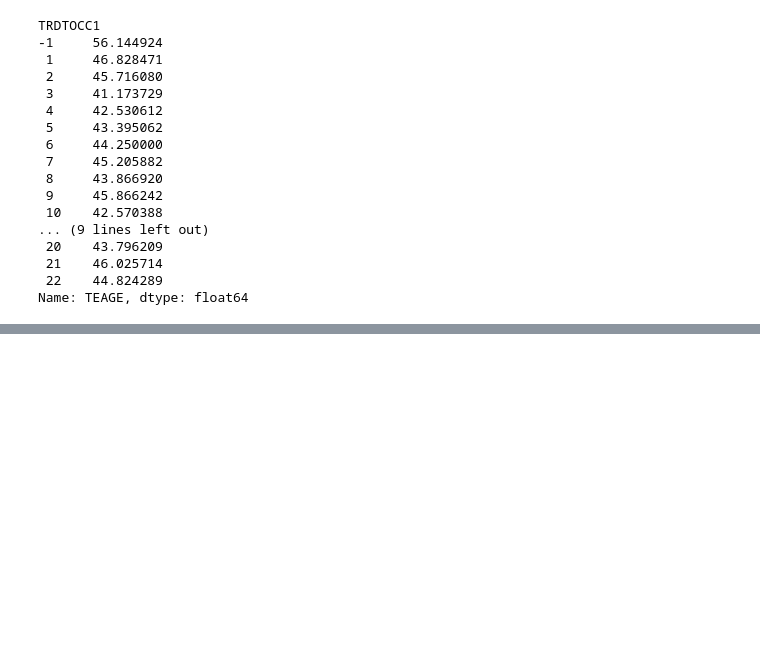
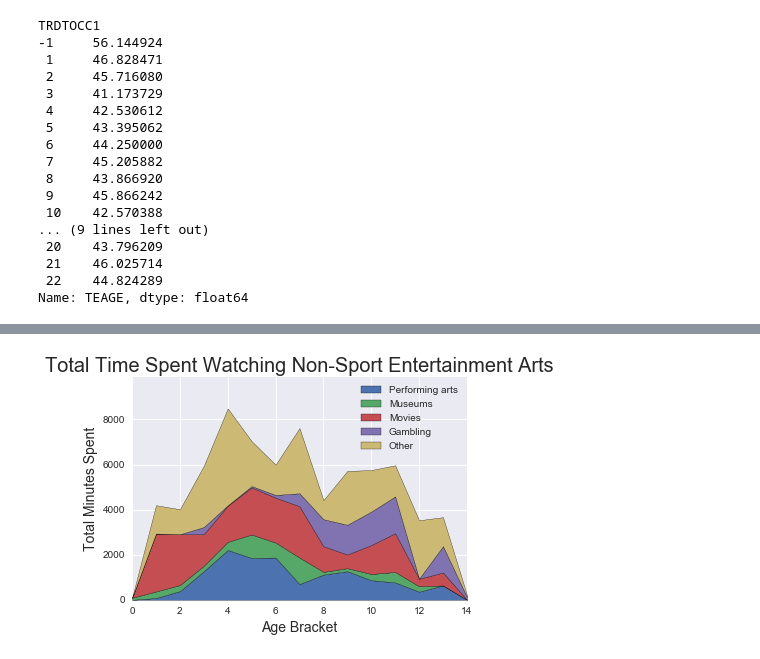
Before and after one commit to gregajohnston/atus-analysis, a Jupyter notebook: Scratch.ipynb, the cells around one changed output, grey strips where cells are left out. Saved outputs shown, nothing was run; the diff lists cells and outputs as text; code cells hidden in the pictures; blank space fills up the shorter version.

```diff
--- a/Scratch.ipynb
+++ b/Scratch.ipynb
@@ -83,0 +67,21 @@ test2.boxplot(by='TRDTOCC1')
+# %%
+bins = np.array([0,15,20,25,30,35,40,45,50,55,60,65,70,75,80,100])
+groups = df[['t120401', 't120402', 't120403', 't120404', 't120499']].groupby(pd.cut(df['TEAGE'], bins))
+output = groups.sum().dropna()
+
+label_list = ['Performing arts', 'Museums', 'Movies', 'Gambling', 'Other']
+x = np.arange(15)
+y1, y2, y3, y4, y5 = output['t120401'], output['t120402'], output['t120403'], output['t120404'], output['t120499']
+
+fig,ax = plt.subplots()
+stck = ax.stackplot(x, y1, y2, y3, y4, y5)
+ax.set_ylim([0,9900])
+proxy_rects = [Rectangle((0, 0), 1, 1, fc=pc.get_facecolor()[0]) for pc in stck]
+ax.legend(proxy_rects, label_list)
+plt.title('Total Time Spent Watching Non-Sport Entertainment Arts', fontsize=20)
+plt.ylabel('Total Minutes Spent', fontsize=14)
+plt.xlabel('Age Bracket', fontsize=14)
+plt.draw()
+plt.show()
+# %% [output]
+[figure, added]
```
Also changed, not shown: parts of 13 cells of this notebook, 4 other files.
